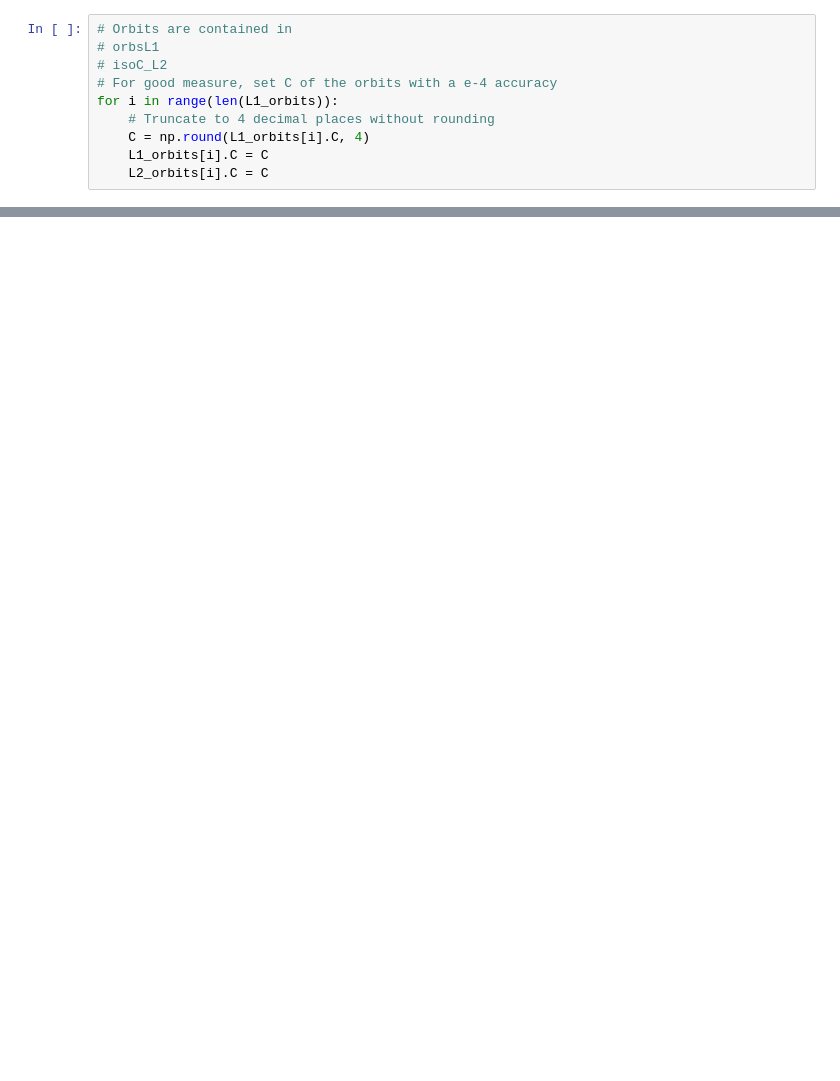
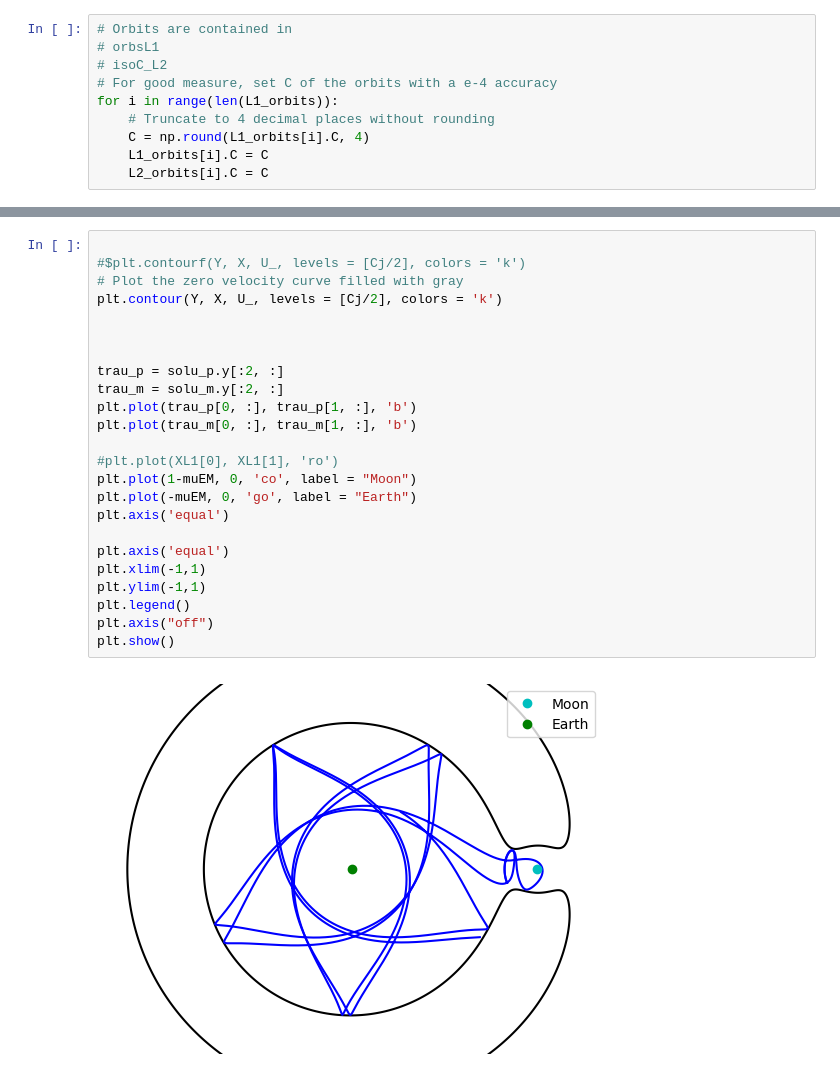
Before and after one commit to Meoli96/Trajectory, a Jupyter notebook: Ex1/test1_2.ipynb, the cells around one changed output, grey strips where cells are left out. Saved outputs shown, nothing was run; the diff lists cells and outputs as text; blank space fills up the shorter version.

```diff
--- a/Ex1/test1_2.ipynb
+++ b/Ex1/test1_2.ipynb
@@ -157,0 +267,26 @@ EVu: [[ 0.27507188 -0.11475265]
+# %%
+
+#$plt.contourf(Y, X, U_, levels = [Cj/2], colors = 'k')
+# Plot the zero velocity curve filled with gray
+plt.contour(Y, X, U_, levels = [Cj/2], colors = 'k')
+
+
+
+trau_p = solu_p.y[:2, :]
+trau_m = solu_m.y[:2, :]
+plt.plot(trau_p[0, :], trau_p[1, :], 'b')
+plt.plot(trau_m[0, :], trau_m[1, :], 'b')
+
+#plt.plot(XL1[0], XL1[1], 'ro')
+plt.plot(1-muEM, 0, 'co', label = "Moon")
+plt.plot(-muEM, 0, 'go', label = "Earth")
+plt.axis('equal')
+
+plt.axis('equal')
+plt.xlim(-1,1)
+plt.ylim(-1,1)
+plt.legend()
+plt.axis("off")
+plt.show()
+# %% [output]
+[figure, added]
```
Also changed, not shown: parts of 9 cells of this notebook, 7 other files.
